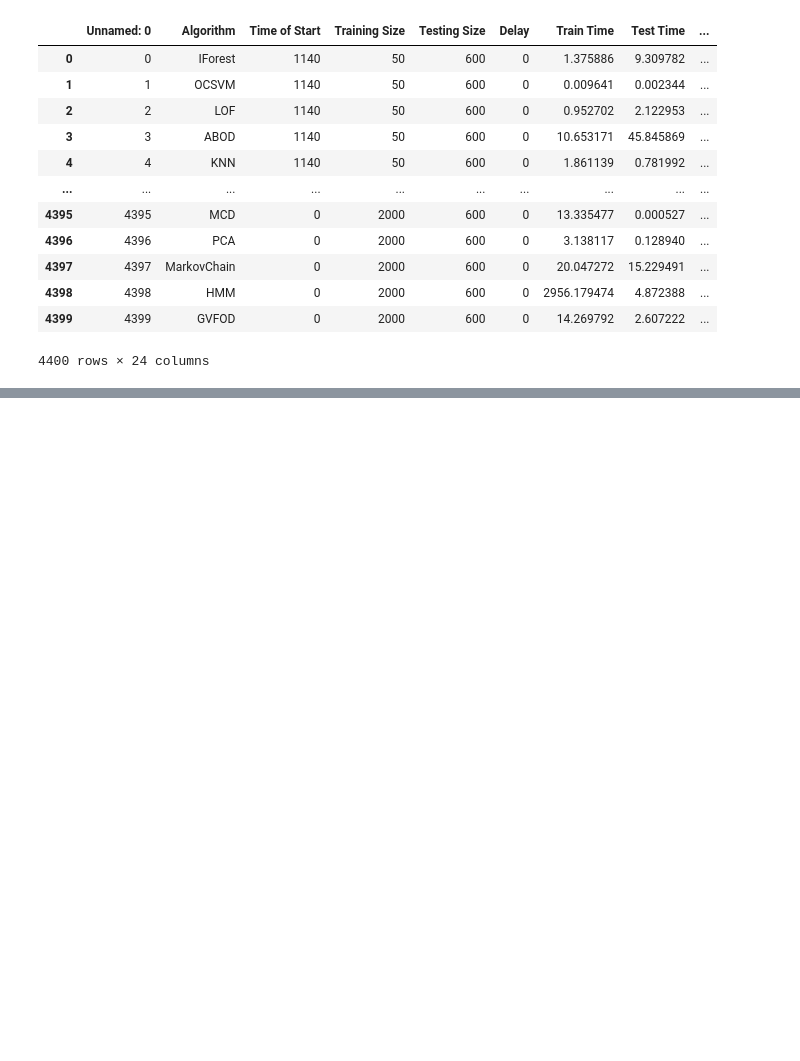
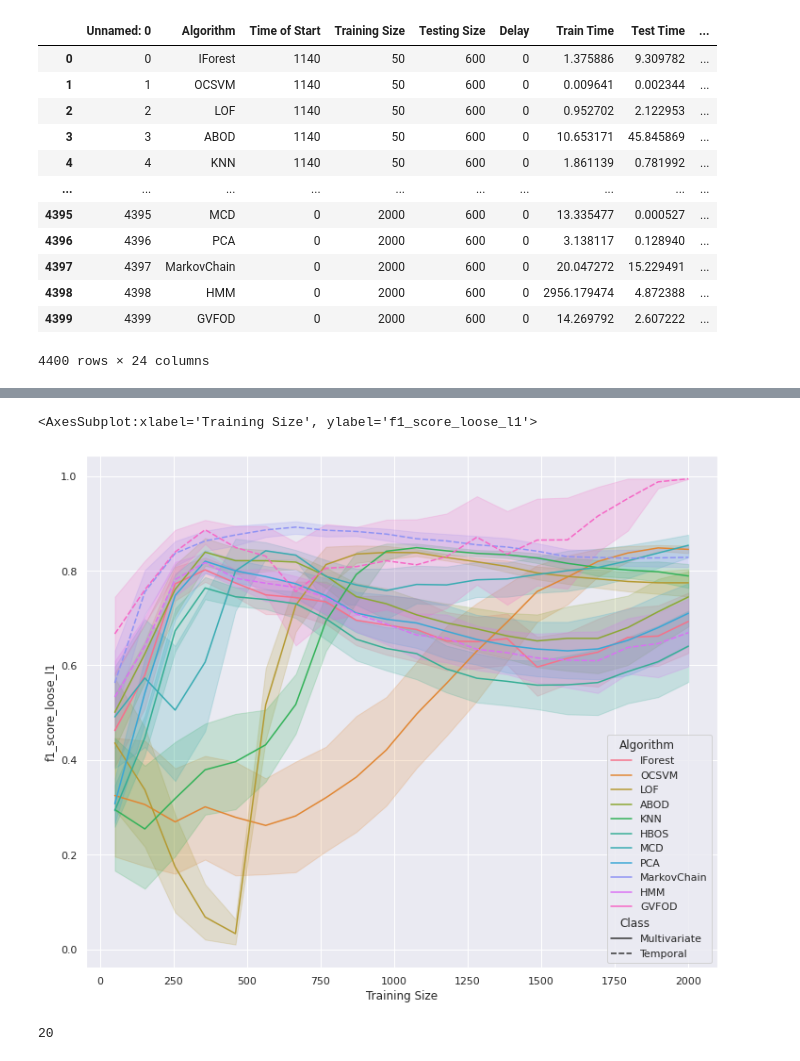
Before and after one commit to MehranTaghian/GVFOD, a Jupyter notebook: test.ipynb, the cells around one changed output, grey strips where cells are left out. Drawn from its saved outputs; the diff is of its cells as text; code cells hidden in the pictures; blank space fills up the shorter version.

```diff
--- a/test.ipynb
+++ b/test.ipynb
@@ -53,0 +73,23 @@ a = sns.lineplot(np.array(gvfod['Training Size']), np.array(gvfod['f1_score_loos
+# %%
+sns.set_theme()
+sns.set_palette("cividis")
+fig, ax = plt.subplots(figsize=[12, 10])
+
+
+sns.lineplot(
+            x='Training Size',
+            y=f"f1_score_loose_l1",
+            hue='Algorithm',
+            style='Class',
+            ci=95,
+            data=res,
+            ax=ax,
+            legend="brief"
+            )
+# %% [output]
+<AxesSubplot:xlabel='Training Size', ylabel='f1_score_loose_l1'>
+[figure, added]
+# %%
+len(pd.unique(res['Training Size']))
+# %% [output]
+20
```
Also changed, not shown: parts of 3 cells of this notebook.
